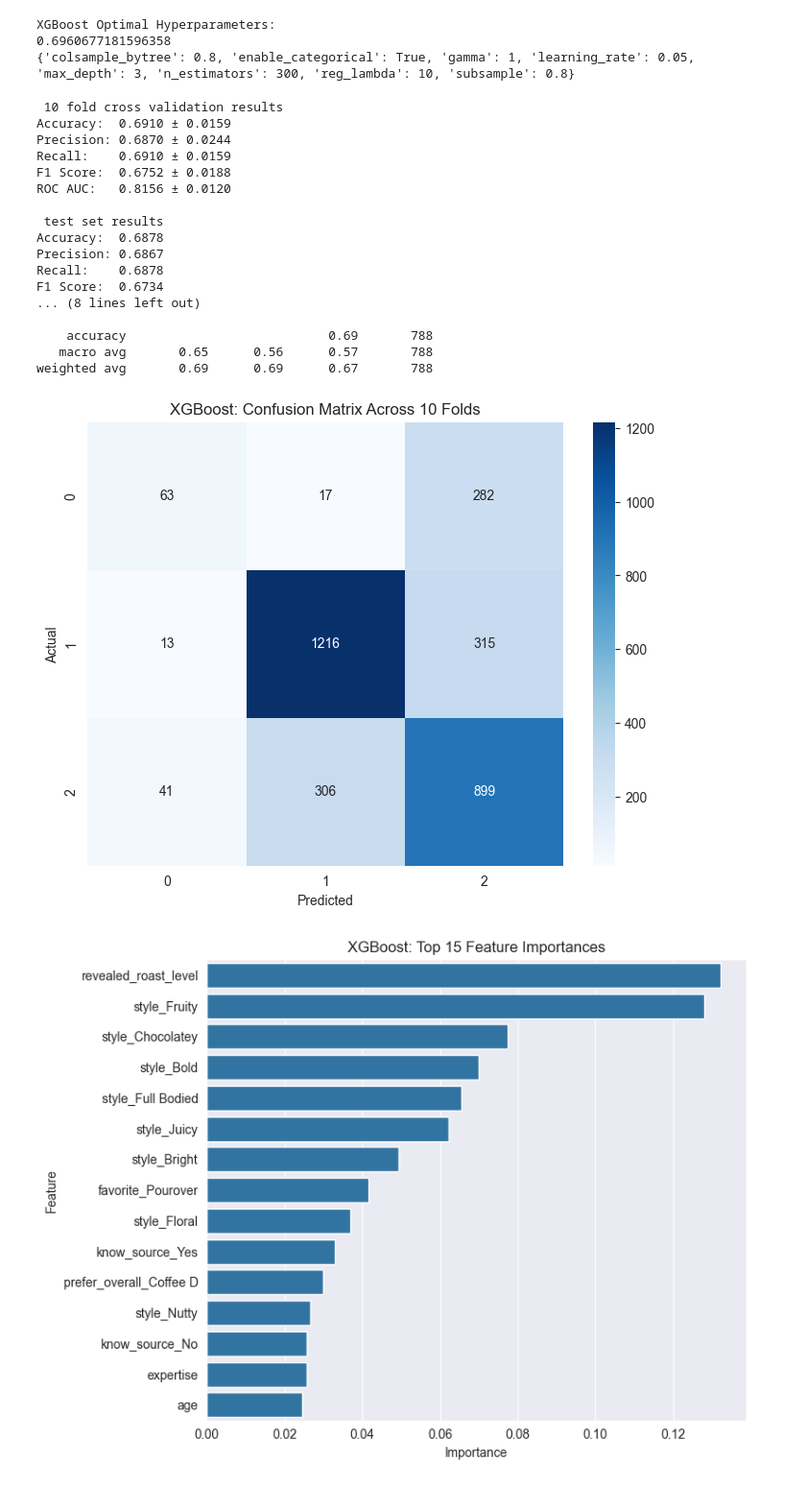
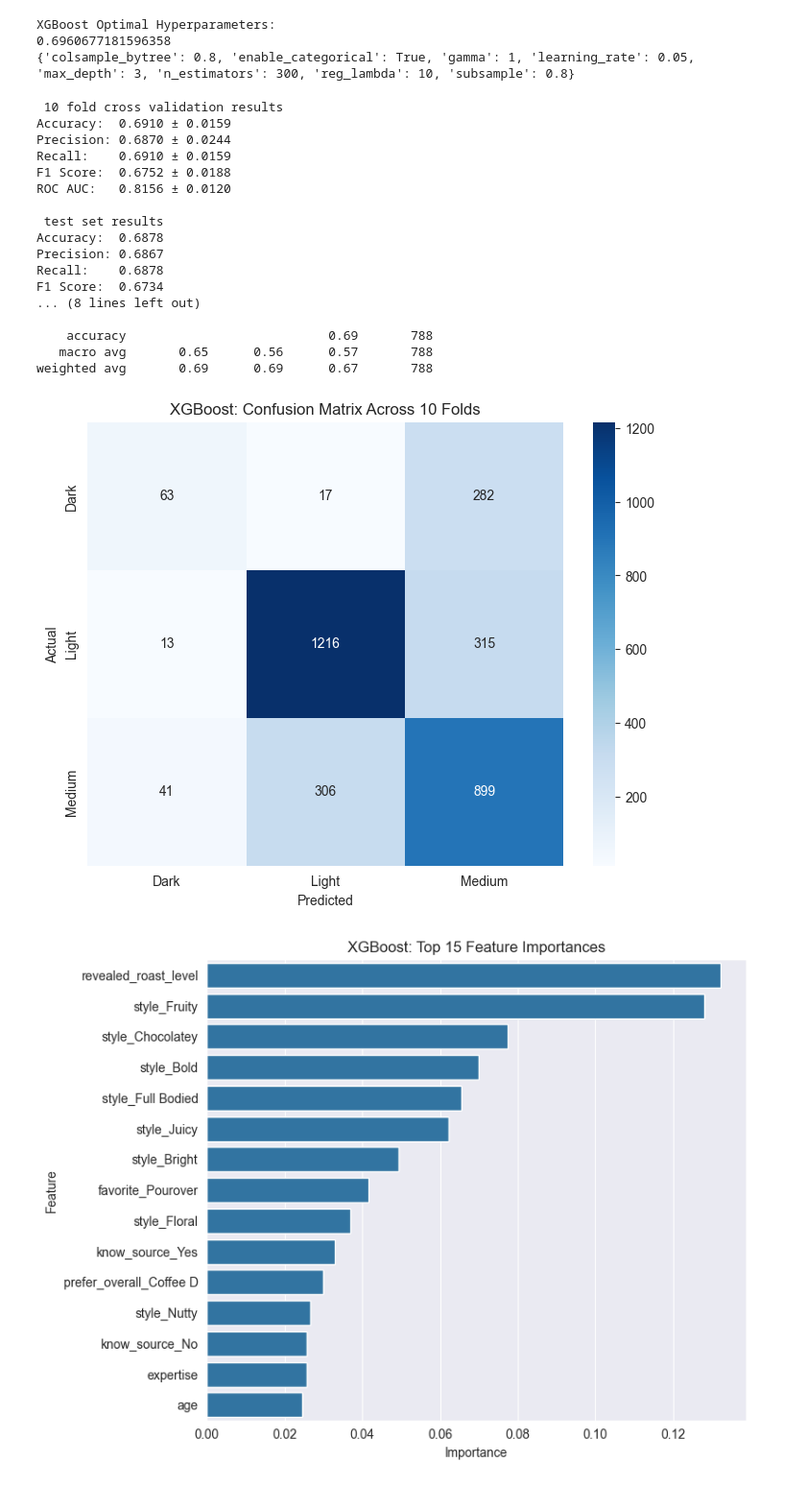
Before and after one commit to NigelLobo/coffee-roast-classifier, a Jupyter notebook: model_comparison.ipynb, the cells around one changed output. Shown: that part at 96% size. Cells and saved outputs as stored; diff of their text form; code cells hidden in the pictures.

Commit message:
label confusion mtx

```diff
--- a/model_comparison.ipynb
+++ b/model_comparison.ipynb
@@ -113,6 +116,8 @@ feature_names = feature_names_selected
 print(f'Features after SelectKBest: {len(feature_names)}')
 
 print(feature_names)
+print(label_encoder.classes_)
+class_names = label_encoder.classes_
 # %% [output]
 Features before SelectKBest: 43
 Features after SelectKBest: 25
@@ -244,34 +250,37 @@ print(classification_report(y_test, y_pred_test))
 plt.figure(figsize=(8, 6))
 sns.heatmap(
     cm_total.astype(int),
     annot=True,
     fmt="d",
     cmap="Blues"
 )
+plt.xticks(ticks=np.arange(len(class_names)) + 0.5, labels=class_names)
+plt.yticks(ticks=np.arange(len(class_names)) + 0.5, labels=class_names)
+
 plt.title("XGBoost: Confusion Matrix Across 10 Folds")
 plt.xlabel("Predicted")
 plt.ylabel("Actual")
 plt.savefig("plots/XGBoost: Confusion Matrix Across 10 Folds.png", dpi=300, bbox_inches='tight')
 plt.show()
 # %% [output]
  10 fold cross validation results
 Accuracy:  0.6910 ± 0.0159
 Precision: 0.6870 ± 0.0244
 Recall:    0.6910 ± 0.0159
 F1 Score:  0.6752 ± 0.0188
 ROC AUC:   0.8156 ± 0.0120
 
  test set results
 Accuracy:  0.6878
 Precision: 0.6867
 Recall:    0.6878
 F1 Score:  0.6734
 ... (8 lines left out)
 
     accuracy                           0.69       788
    macro avg       0.65      0.56      0.57       788
 weighted avg       0.69      0.69      0.67       788
-[figure, old version]
+[figure, new version]
 # %%
 importances = best_model.feature_importances_
 
```
Also changed, not shown: parts of 6 cells of this notebook.
